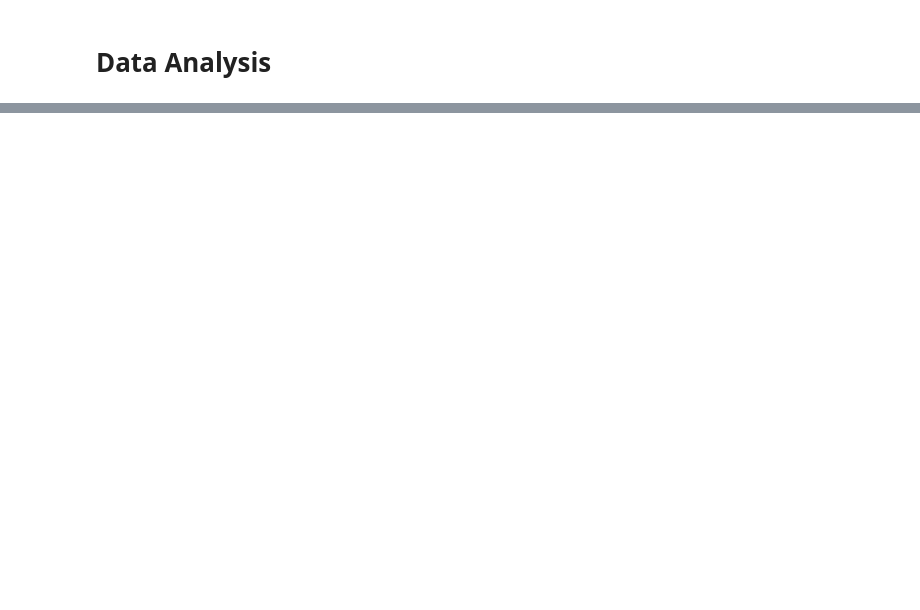
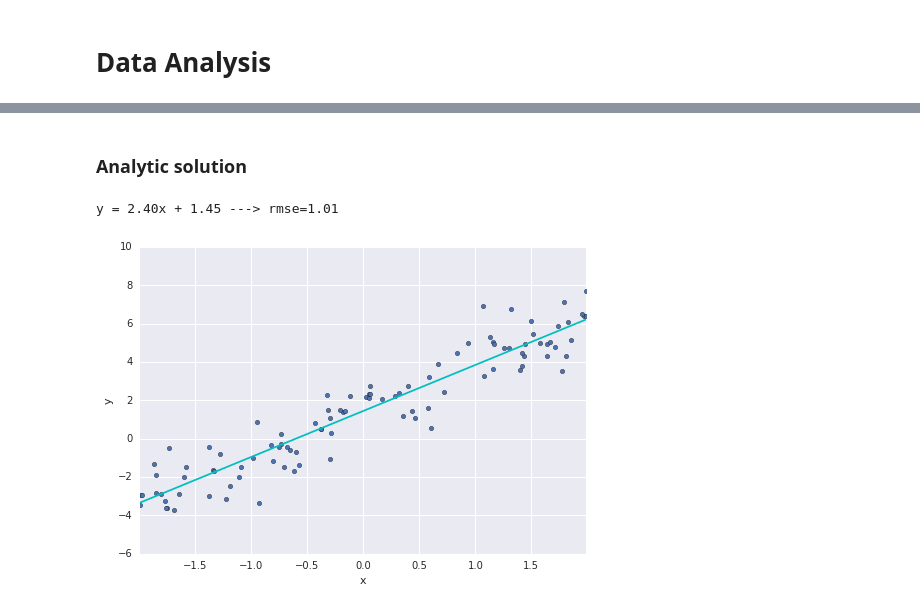
Before and after one commit to effa/iv122, a Jupyter notebook: 10-data-analysis.ipynb, the cells around one changed output, grey strips where cells are left out. Saved outputs shown, nothing was run; the diff lists cells and outputs as text; code cells hidden in the pictures; blank space fills up the shorter version.

```diff
--- a/10-data-analysis.ipynb
+++ b/10-data-analysis.ipynb
@@ -124,0 +50,45 @@ y = 10.69x + 33.79 ---> rmse=5.90
+# %%
+def evaluate(a, b, df):
+    sqerrors = ([sqerror(a, b, point) for point in df.itertuples()])
+    rmse = sqrt(np.mean(sqerrors))
+    return rmse
+
+def sqerror(a, b, point):
+    py = a * point.x + b
+    return (point.y - py) ** 2
+
+def print_results(a, b, error):
+    print('y = {a:.2f}x + {b:.2f} ---> rmse={e:.2f}'
+          .format(a=a, b=b, e=error))
+
+def show_solution(a, b, df):
+    print_results(a, b, evaluate(a, b, df))
+    ax = df.plot.scatter(x='x', y='y')
+    x1 = df.x.min()
+    x2 = df.x.max()
+    y1 = x1 * a + b
+    y2 = x2 * a + b
+    ax.plot([x1, x2], [y1, y2], c='c')
+    plt.xlim(left=x1, right=x2)
+
+def solve(df, fn, **kwargs):
+    a, b = fn(df, **kwargs)
+    show_solution(a, b, df)
+
+def solve_evaluate(df, fn, **kwargs):
+    result = fn(df, **kwargs)
+    return evaluate(*result, df)
+# %% [markdown]
+### Analytic solution
+# %%
+def analytic_solution(df):
+    n, x, y = len(df), df.x, df.y
+    a = ((n * sum(x*y) - sum(x)*sum(y))
+         / (n * sum(x**2) - sum(x)**2))
+    b = np.mean(y) - a * np.mean(x)
+    return a, b
+
+solve(df1, analytic_solution)
+# %% [output]
+y = 2.40x + 1.45 ---> rmse=1.01
+[figure, added]
```
Also changed, not shown: parts of 49 cells of this notebook.
